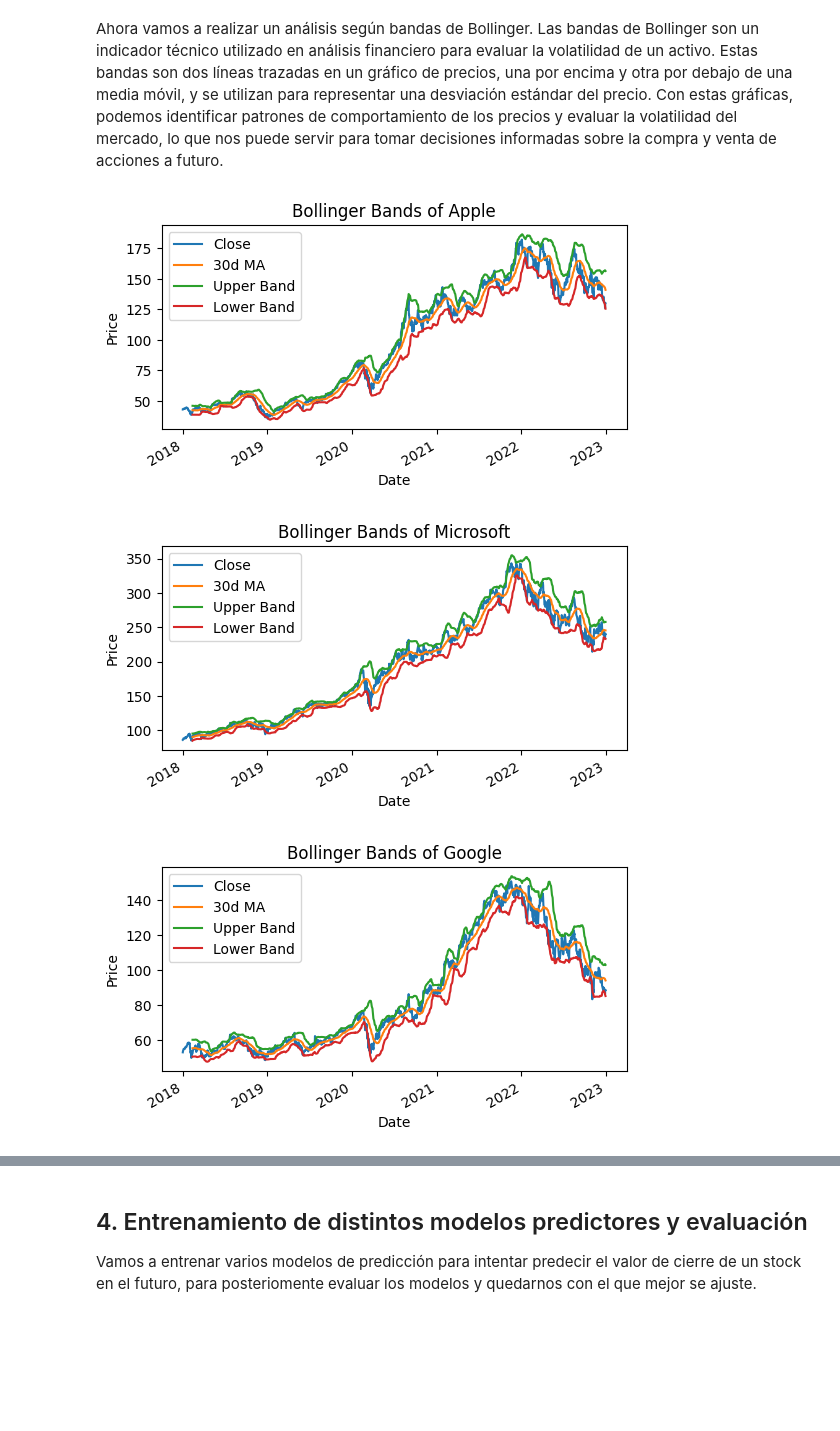
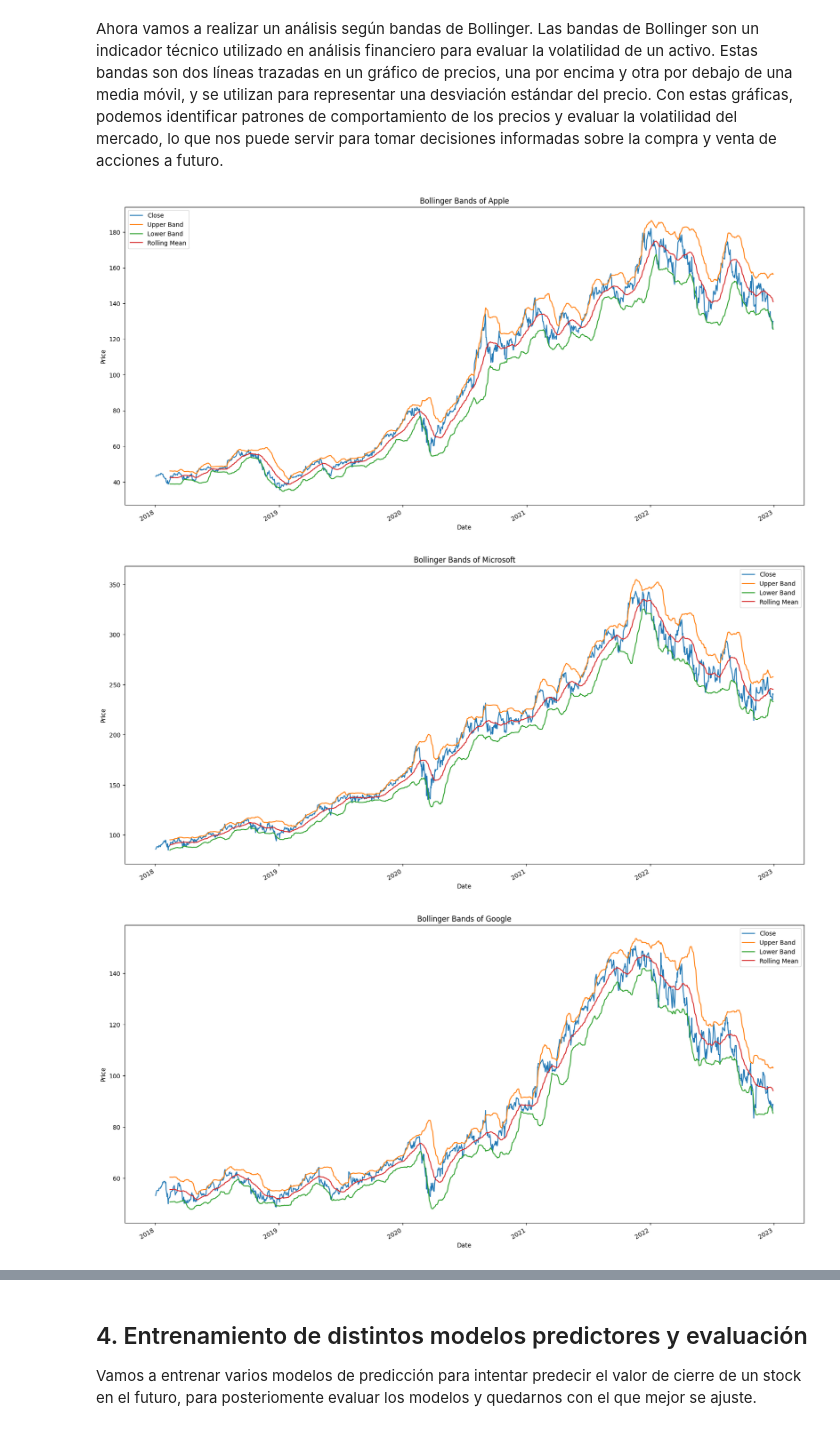
Before and after one commit to joszamama/mle-stock-prediction, a Jupyter notebook: stock_predictor.ipynb, the cells around one changed output, grey strips where cells are left out. Cells and saved outputs as stored; diff of their text form; code cells hidden in the pictures; blank space fills up the shorter version.

```diff
--- a/stock_predictor.ipynb
+++ b/stock_predictor.ipynb
@@ -128,6 +127,8 @@ def compute_stats(original_df):
     df['30d_std'] = df['Close'].rolling(window=30).std()
     df['upper_band'] = df['30d_ma'] + 2 * df['30d_std']
     df['lower_band'] = df['30d_ma'] - 2 * df['30d_std']
+    df['rolling_mean'] = df['Close'].rolling(window=30).mean()
+    df['rolling_std'] = df['Close'].rolling(window=30).std()
     df['daily_range'] = df['High'] - df['Low']
     df['P/E'] = df['Close'] / df['Adj Close']
     df['30d_volatility'] = df['close_daily_change'].rolling(window=30).std()
@@ -214,22 +215,22 @@ Ahora vamos a realizar un análisis según bandas de Bollinger. Las bandas de Bo
 # %%
 def show_bollinger_bands(original_df, company):
     df = original_df.copy()
-    df['Close'].plot(figsize=(6,3), label='Close')
-    df['30d_ma'].plot(label='30d MA')
+    df['Close'].plot(figsize=(20,10), label='Close')
     df['upper_band'].plot(label='Upper Band')
     df['lower_band'].plot(label='Lower Band')
+    df['rolling_mean'].plot(label='Rolling Mean')
     plt.legend(loc='best')
     plt.title("Bollinger Bands of " + company)
     plt.ylabel('Price')
     plt.xlabel('Date')
     plt.show()
 
 show_bollinger_bands(COMP_AAPL, 'Apple')
 show_bollinger_bands(COMP_MSFT, 'Microsoft')
 show_bollinger_bands(COMP_GOOG, 'Google')
 show_bollinger_bands(COMP_AMZN, 'Amazon')
 show_bollinger_bands(COMP_META, 'Meta')
 # %% [output]
-[figure, old version]
+[figure, new version]
-[figure, old version]
+[figure, new version]
-[figure, old version]
+[figure, new version]
```
Also changed, not shown: parts of 12 cells of this notebook, 2 other files.
